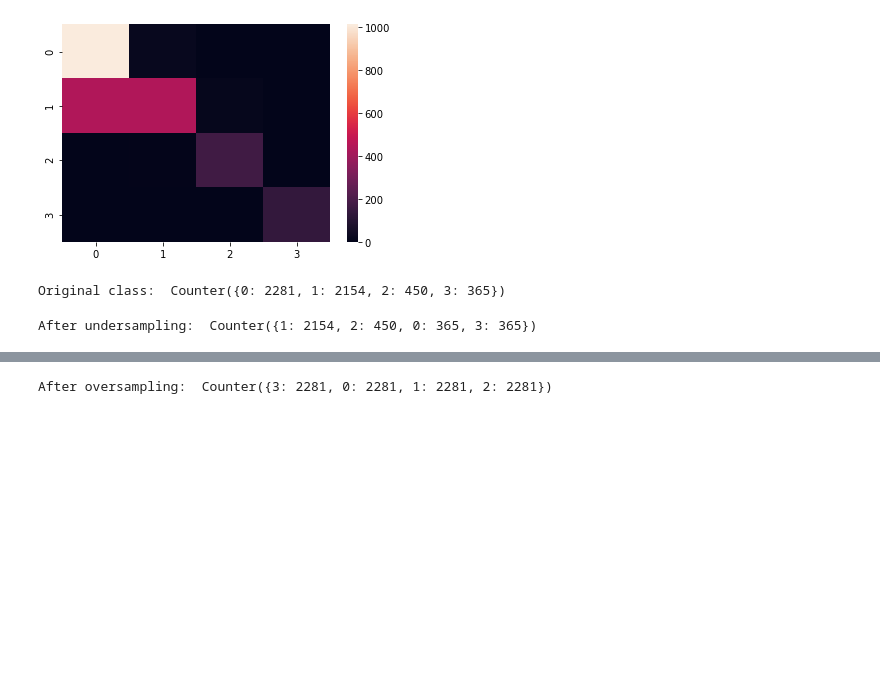
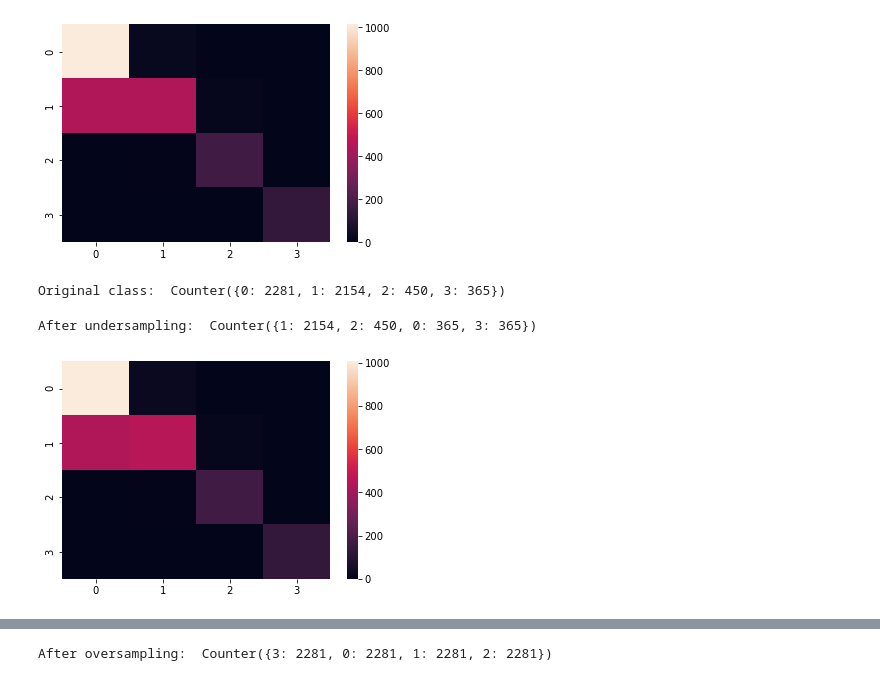
Before and after one commit to agung67/MyPortfolio, a Jupyter notebook: Twitter Classification/model.ipynb, the cells around one changed output, grey strips where cells are left out. Saved outputs shown, nothing was run; the diff lists cells and outputs as text; code cells hidden in the pictures; blank space fills up the shorter version.

Commit message:
add confusion matrix

```diff
--- a/Twitter Classification/model.ipynb
+++ b/Twitter Classification/model.ipynb
@@ -136,6 +136,11 @@ After undersampling:  Counter({1: 2154, 2: 450, 0: 365, 3: 365})
 from sklearn.naive_bayes import GaussianNB
 gnb = GaussianNB().fit(X_train_under, y_train_under)
 gnb_predictions = gnb.predict(X_test)
+# %%
+conf_under = confusion_matrix(y_test,gnb_predictions)
+ax = sns.heatmap(conf_under)
+# %% [output]
+[figure, added]
 # %%
 
 print(classification_report(y_test,gnb_predictions))
```
Also changed, not shown: parts of 5 cells of this notebook.
